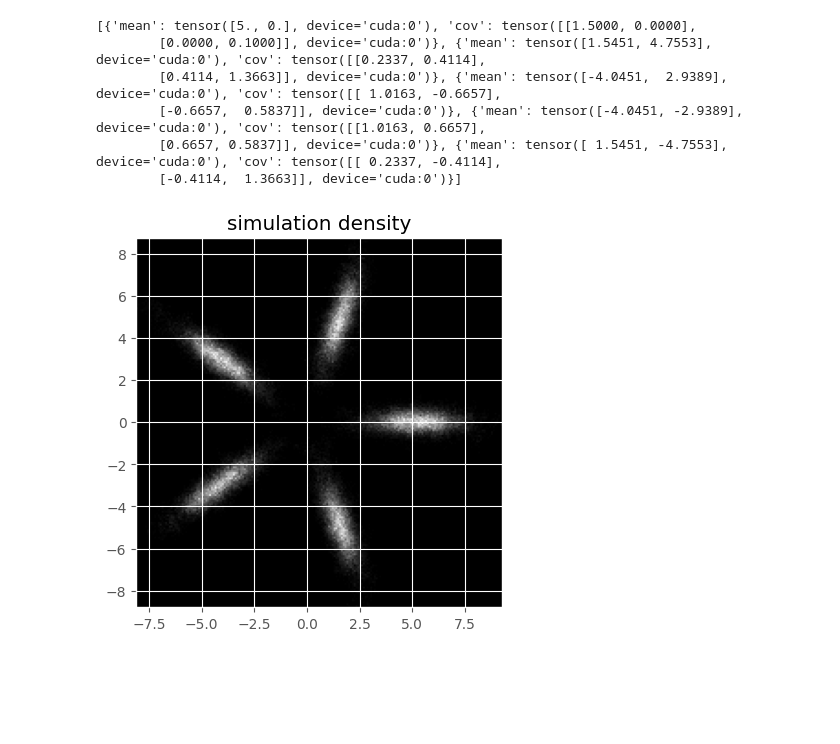
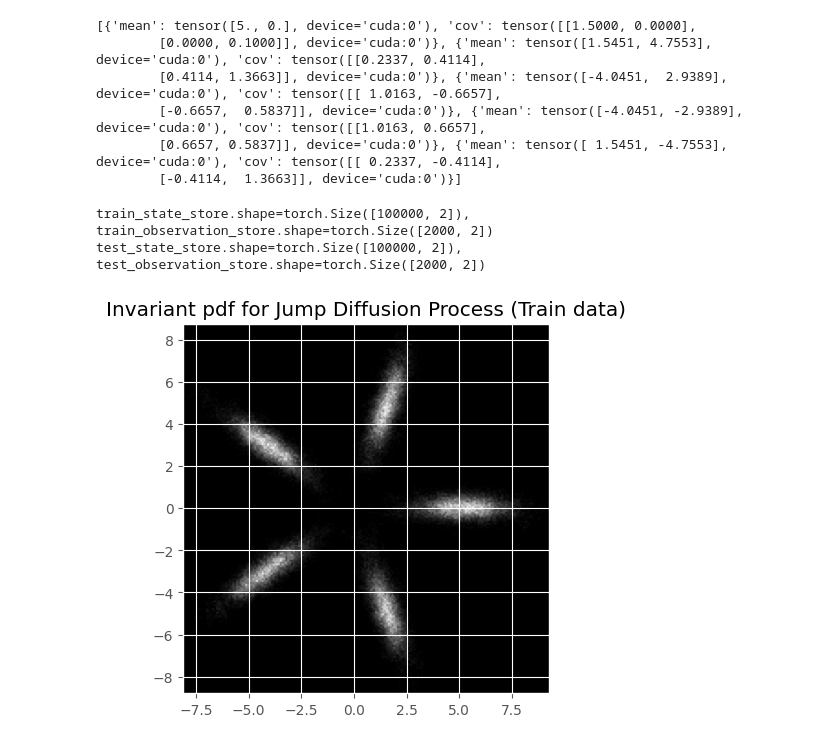
Before and after one commit to FMGS666/ProbForecastFollmerProcess, a Jupyter notebook: multi_modal_jump_diffusion.ipynb, the cells around one changed output. Cells and saved outputs as stored; diff of their text form; code cells hidden in the pictures; blank space fills up the shorter version.

```diff
--- a/multi_modal_jump_diffusion.ipynb
+++ b/multi_modal_jump_diffusion.ipynb
@@ -127,10 +53,52 @@ for t in range(num_iters):
+# %%
+# settings of the simulation
+delta_t = torch.tensor([1e-2], device = device)
+observation_interval = 50
+
+# defining number of observations and iterations
+num_iters = int(1e5)
+num_observations = int(num_iters / observation_interval)
+
+# rate of the poisson process
+poisson_rate = torch.tensor([2.0], device = device)
+
+# defining the configuration dictionary
+simulation_conf = {
+    "delta_t": delta_t,
+    "observation_interval": observation_interval,
+    "num_iters": num_iters,
+    "num_observations": num_observations,
+    "poisson_rate": poisson_rate,
+    "gmm_components": gmm_components,
+    "R_theta": R_theta,
+    "K": K,
+    "dim": dim,
+    "device": device
+}
+
+# simulating the trajectory we will use for training
+train_state_store, train_observation_store = pffp.utils.simulate_jump_diffusion(simulation_conf)
+# moving train observation store to device
+train_observation_store = train_observation_store.to(device)
+
+# simulating the trajectory we will use for testing
+test_state_store, test_observation_store = pffp.utils.simulate_jump_diffusion(simulation_conf)
+# moving test observation store to device
+train_observation_store = test_observation_store.to(device)
+
+# printing shape of the data
+print(f"{train_state_store.shape=}, {train_observation_store.shape=}")
+print(f"{test_state_store.shape=}, {test_observation_store.shape=}")
+# %% [output]
+train_state_store.shape=torch.Size([100000, 2]), train_observation_store.shape=torch.Size([2000, 2])
+test_state_store.shape=torch.Size([100000, 2]), test_observation_store.shape=torch.Size([2000, 2])
 # %%
 # defining figure and axes
 fig, axes = plt.subplots()
 
 # plotting the simulated dynamics
-x = state_store[:,0].detach().cpu()
-y = state_store[:,1].detach().cpu()
-plot_density(x, y, fig, axes, "simulation density")
+x = train_state_store[:,0].detach().cpu()
+y = train_state_store[:,1].detach().cpu()
+pffp.utils.plot_density(x, y, fig, axes, "Invariant pdf for Jump Diffusion Process (Train data)")
 # %% [output]
-[figure, old version]
+[figure, new version]
```
Also changed, not shown: parts of 9 cells of this notebook.
